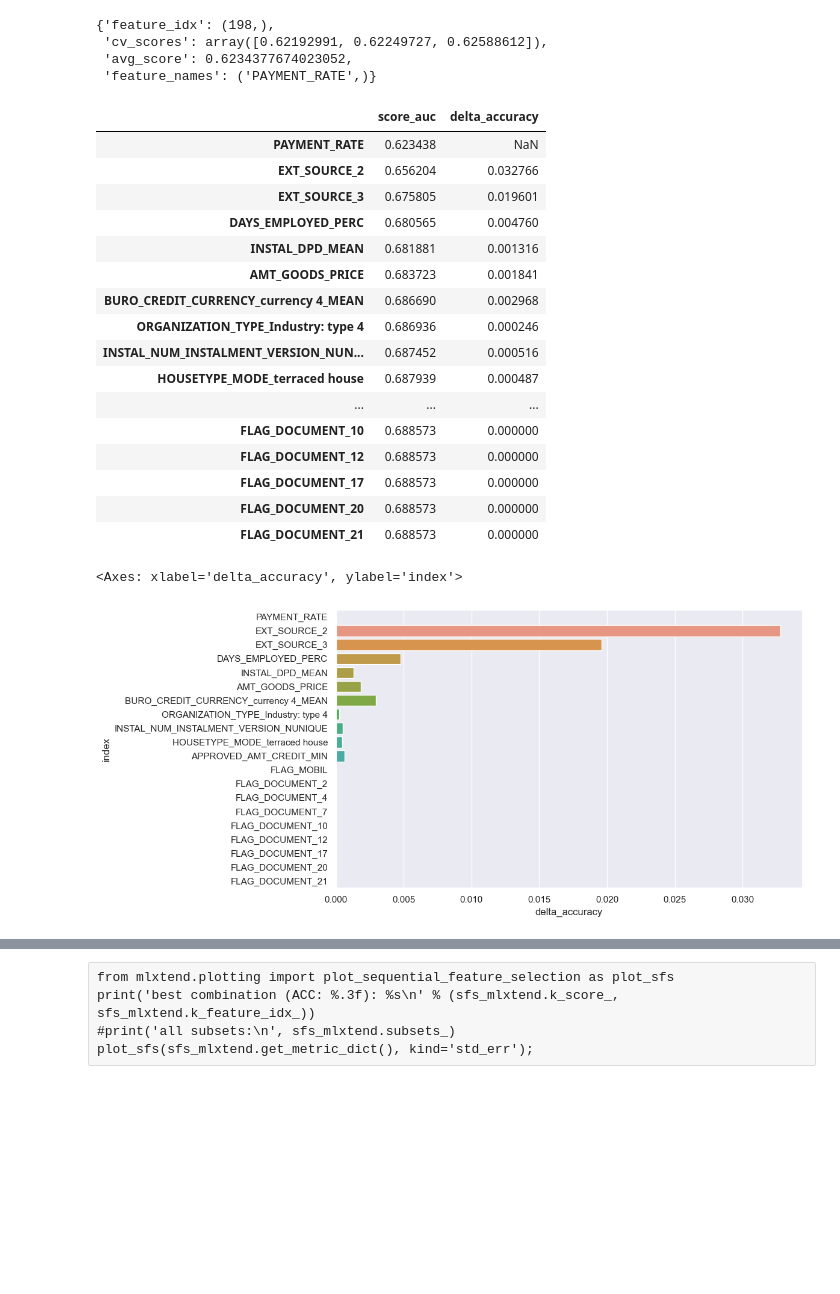
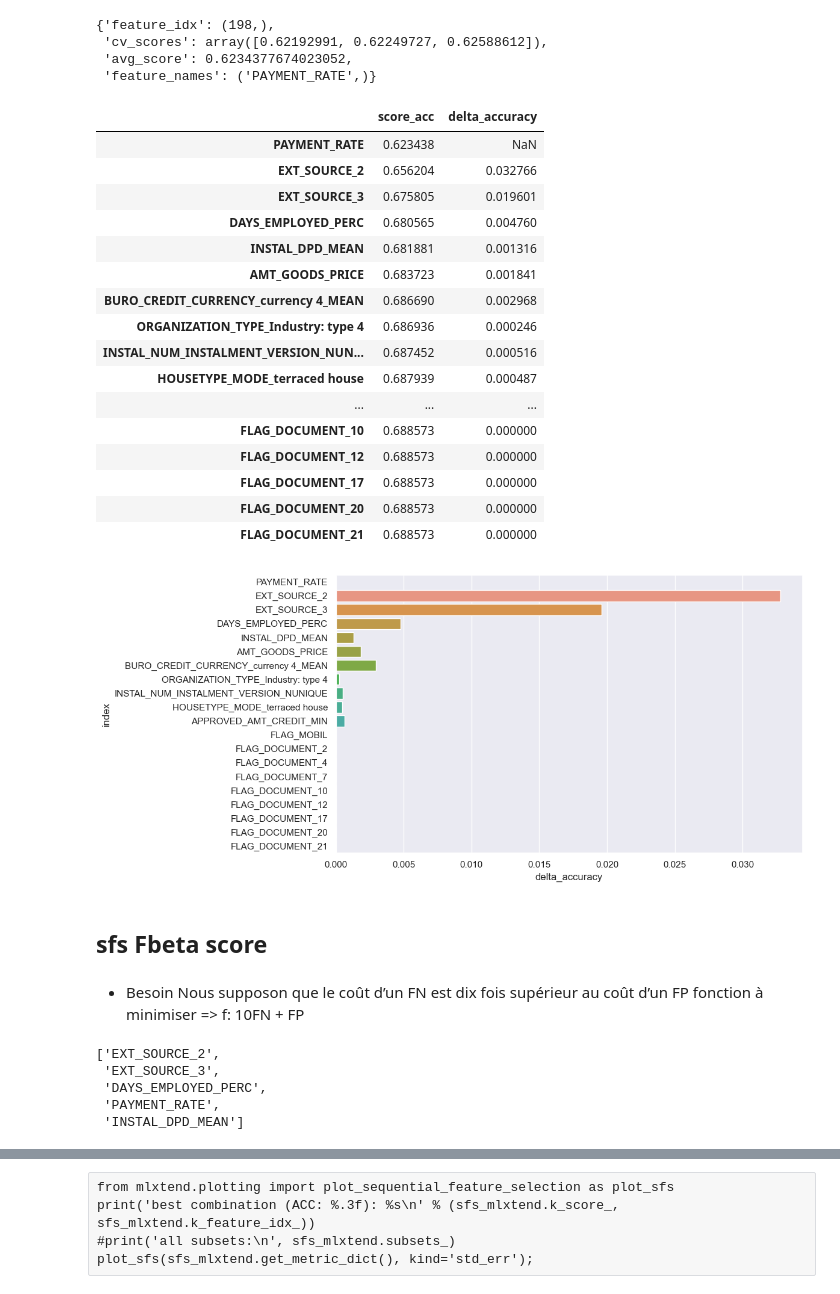
Before and after one commit to kevin-EK/OC-DS-P7-Implementez-un-modele-de-scoring, a Jupyter notebook: 1_FeatureSelection.ipynb, the cells around one changed output, grey strips where cells are left out. Cells and saved outputs as stored; diff of their text form; code cells hidden in the pictures; blank space fills up the shorter version.

```diff
--- a/1_FeatureSelection.ipynb
+++ b/1_FeatureSelection.ipynb
@@ -1061,19 +1057,19 @@ sfs_mlxtend.subsets_[1]
 # %%
 addlist, acc_mean = list(), list()
 for i in range(len(sfs_mlxtend.subsets_)):
     new = sfs_mlxtend.subsets_[i+1]['feature_names']
     for elt in new:
         if elt not in addlist:
             addlist.append( elt )
             acc_mean.append( sfs_mlxtend.subsets_[i+1]['avg_score'] )
             continue
 
 # show
 amelioration = pd.DataFrame(acc_mean,index=addlist, columns=['score_acc'])
 amelioration['delta_accuracy'] = amelioration - amelioration.shift()
-amelioration
+amelioration.sort_values(['score_acc'], ascending = True)
 # %% [output]
-|  | score_auc | delta_accuracy |
+|  | score_acc | delta_accuracy |
 | PAYMENT_RATE | 0.623438 | NaN |
 | EXT_SOURCE_2 | 0.656204 | 0.032766 |
 | EXT_SOURCE_3 | 0.675805 | 0.019601 |
@@ -1091,7 +1087,13 @@ amelioration
 | FLAG_DOCUMENT_20 | 0.688573 | 0.000000 |
 | FLAG_DOCUMENT_21 | 0.688573 | 0.000000 |
 # %%
-sns.barplot(data=amelioration.reset_index(), x='delta_accuracy',y='index')
+sns.barplot(data=amelioration.sort_values(['score_acc'], ascending = True).reset_index(),
+            x='delta_accuracy',y='index');
 # %% [output]
-<Axes: xlabel='delta_accuracy', ylabel='index'>
 [figure]
+# %% [markdown]
+## sfs Fbeta score
+# %% [markdown]
+- Besoin
+    Nous supposon que le coût d’un FN est dix fois supérieur au coût d’un FP
+    fonction à minimiser => f: 10FN + FP
@@ -1097,0 +1103,8 @@ sns.barplot(data=amelioration.reset_index(), x='delta_accuracy',y='index')
+# %%
+[elt for i, elt in enumerate(imp.get_feature_names_out()) if i in (28,29,194,198,463)]
+# %% [output]
+['EXT_SOURCE_2',
+ 'EXT_SOURCE_3',
+ 'DAYS_EMPLOYED_PERC',
+ 'PAYMENT_RATE',
+ 'INSTAL_DPD_MEAN']
```
Also changed, not shown: parts of 65 cells of this notebook, 16 other files.
